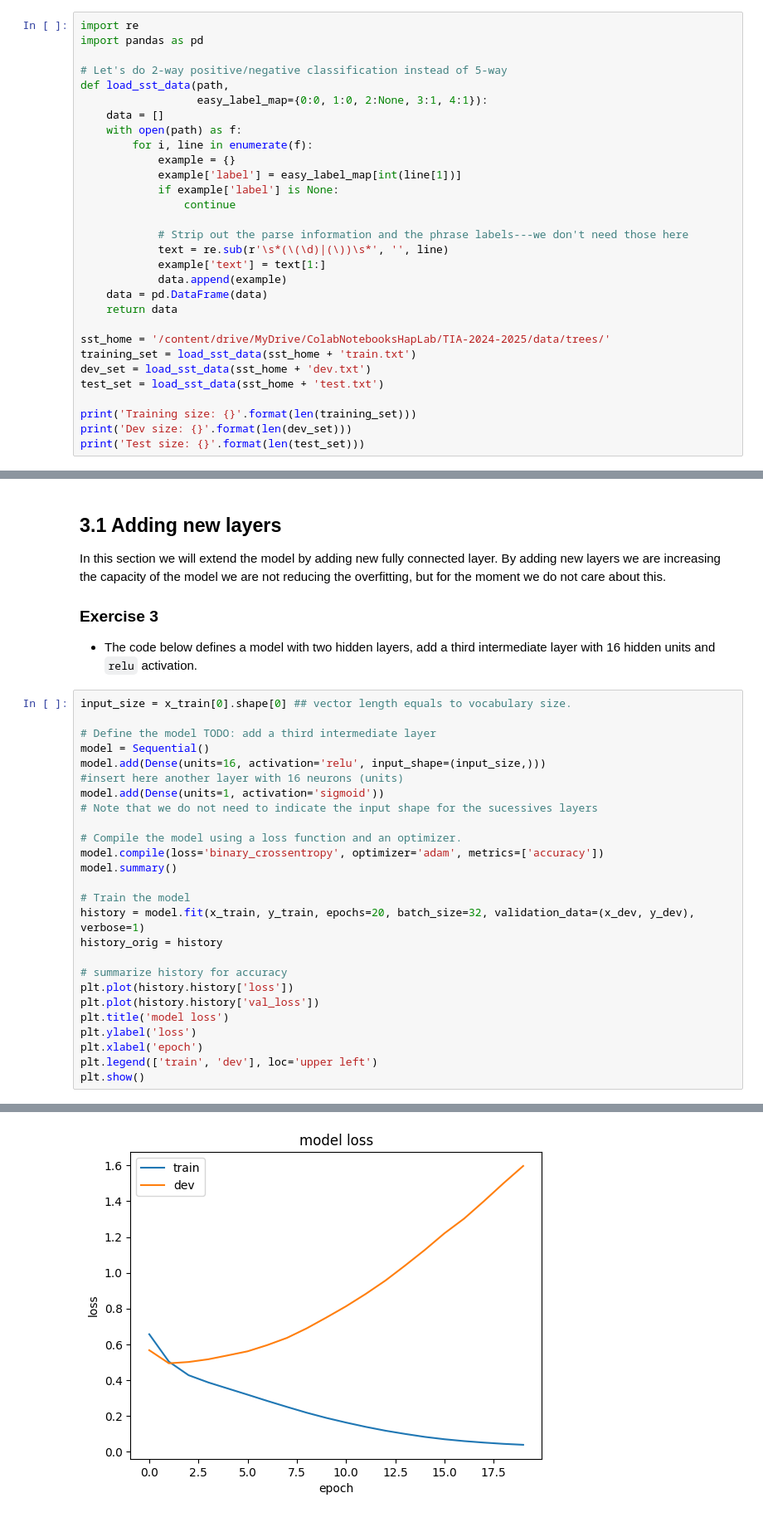
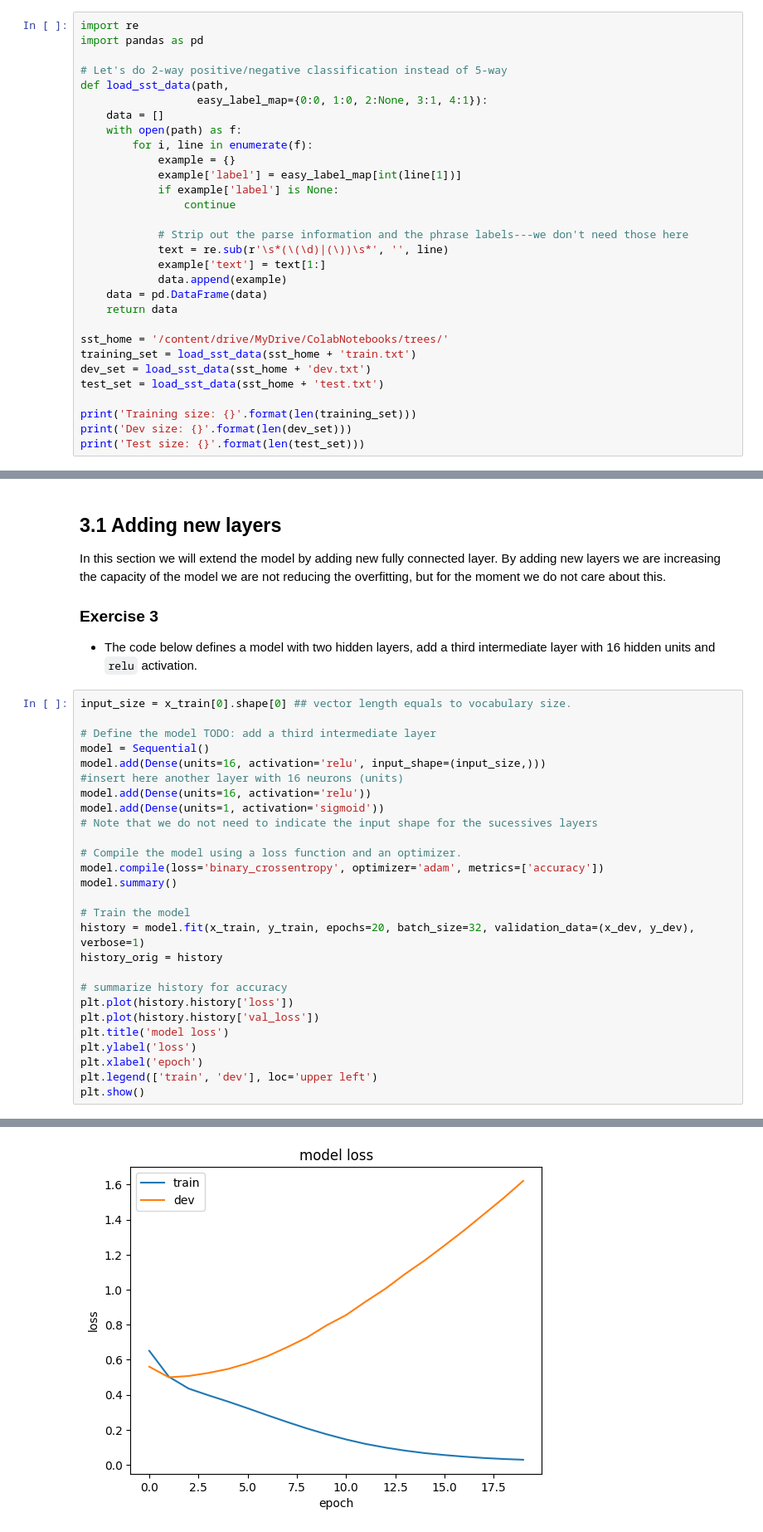
Before and after one commit to bibi2di/tia24, a Jupyter notebook: Labo_3C/2_MLP_with_KerasEGela.ipynb, the cells around one changed output, grey strips where cells are left out. Shown at 83% size. Cells and saved outputs as stored; diff of their text form.

```diff
--- a/Labo_3C/2_MLP_with_KerasEGela.ipynb
+++ b/Labo_3C/2_MLP_with_KerasEGela.ipynb
@@ -45,7 +45,7 @@ def load_sst_data(path,
     data = pd.DataFrame(data)
     return data
 
-sst_home = '/content/drive/MyDrive/ColabNotebooksHapLab/TIA-2024-2025/data/trees/'
+sst_home = '/content/drive/MyDrive/ColabNotebooks/trees/'
 training_set = load_sst_data(sst_home + 'train.txt')
 dev_set = load_sst_data(sst_home + 'dev.txt')
 test_set = load_sst_data(sst_home + 'test.txt')
@@ -275,6 +322,7 @@ input_size = x_train[0].shape[0] ## vector length equals to vocabulary size.
 model = Sequential()
 model.add(Dense(units=16, activation='relu', input_shape=(input_size,)))
 #insert here another layer with 16 neurons (units)
+model.add(Dense(units=16, activation='relu'))
 model.add(Dense(units=1, activation='sigmoid'))
 # Note that we do not need to indicate the input shape for the sucessives layers
 
@@ -328,4 +376,4 @@ Epoch 20/20
-[figure, old version]
+[figure, new version]
 # %% [markdown]
 ## 4. Regularization techniques
 
```
Also changed, not shown: parts of 16 cells of this notebook.
